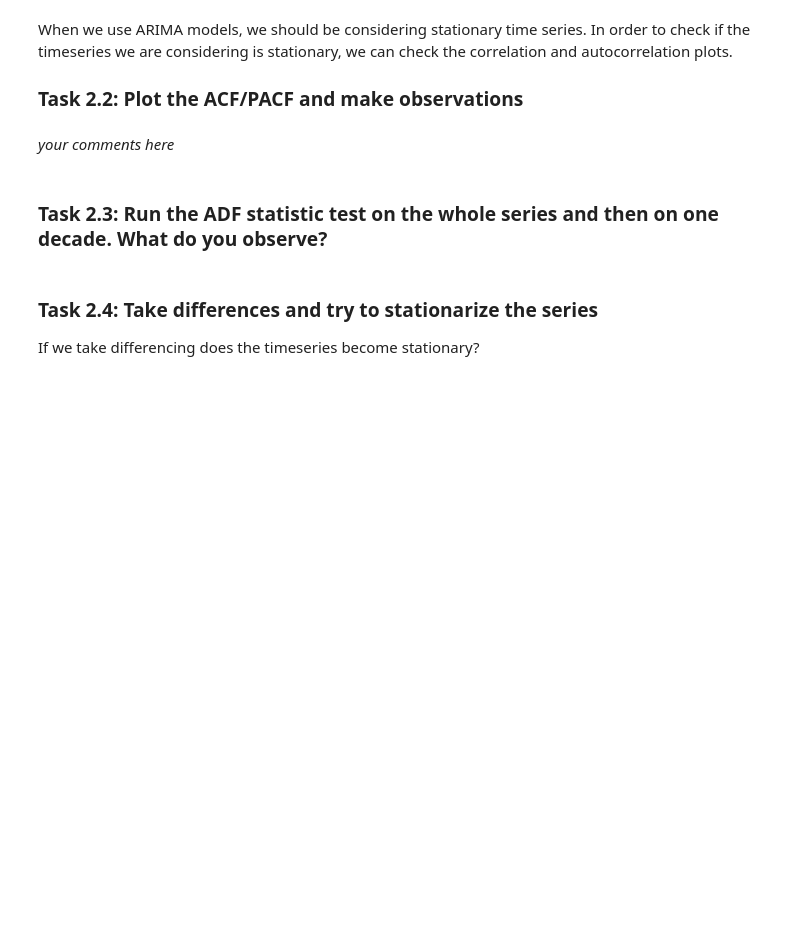
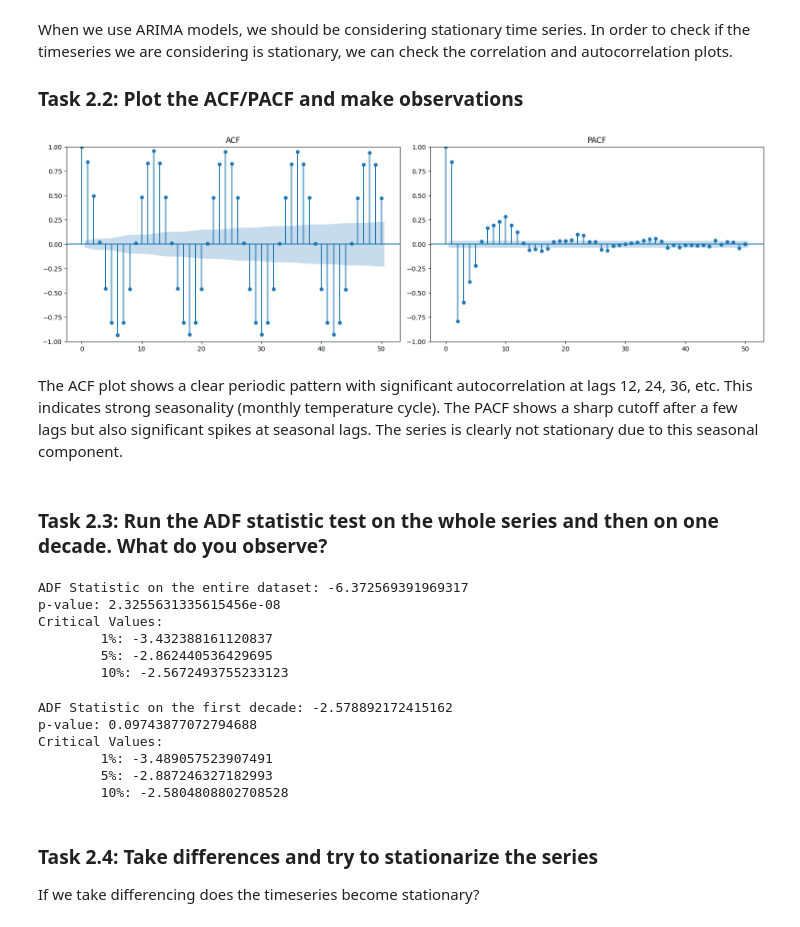
Before and after one commit to to505to505/clinic4, a Jupyter notebook: clinic5-ts.ipynb, the cells around one changed output. Drawn from its saved outputs; the diff is of its cells as text; code cells hidden in the pictures; blank space fills up the shorter version.

```diff
--- a/clinic5-ts.ipynb
+++ b/clinic5-ts.ipynb
@@ -403,0 +467,6 @@ toronto_data.head(7)
+# %%
+print(toronto_data['AverageTemperature'].isna().sum())
+
+# interpolate missing values since it's a time series
+toronto_data = toronto_data.copy()
+toronto_data['AverageTemperature'] = toronto_data['AverageTemperature'].interpolate(method='linear')
@@ -409,7 +494,7 @@ The `dt` column identifies the year and the month. It is better to convert this
 # %%
 toronto_data = toronto_data.reset_index()
 toronto_data = toronto_data.drop(columns = ['index'])
-toronto_data.dt = pd.to_datetime(toronto_data.dt)
+toronto_data.dt = pd.to_datetime(toronto_data.dt, format='mixed')
 # %%
 YEAR = []
 MONTH = []
@@ -492,5 +584,18 @@ When we use ARIMA models, we should be considering stationary time series. In or
-# %% [markdown]
-*your comments here*
+# %%
+#plot acf and pacf
+from statsmodels.graphics.tsaplots import plot_pacf
+
+fig, axes = plt.subplots(1, 2, figsize=(16, 5))
+plot_acf(toronto_data['AverageTemperature'], lags=50, ax=axes[0])
+axes[0].set_title('ACF')
+plot_pacf(toronto_data['AverageTemperature'], lags=50, ax=axes[1])
+axes[1].set_title('PACF')
+plt.tight_layout()
+plt.show()
+# %% [output]
+[figure, added]
+# %% [markdown]
+The ACF plot shows a clear periodic pattern with significant autocorrelation at lags 12, 24, 36, etc. This indicates strong seasonality (monthly temperature cycle). The PACF shows a sharp cutoff after a few lags but also significant spikes at seasonal lags. The series is clearly not stationary due to this seasonal component.
 # %% [markdown]
 ### Task 2.3: Run the ADF statistic test on the whole series and then on one decade. What do you observe?
 # %%
@@ -500,6 +605,13 @@ print('p-value: {}'.format(result[1]))
 print('Critical Values:')
 for key, value in result[4].items():
     print('\t{}: {}'.format(key, value))
+# %% [output]
+ADF Statistic on the entire dataset: -6.372569391969317
+p-value: 2.3255631335615456e-08
+Critical Values:
+        1%: -3.432388161120837
+        5%: -2.862440536429695
+        10%: -2.5672493755233123
 # %%
 result = adfuller(toronto_data.AverageTemperature[0:120])
 print('ADF Statistic on the first decade: {}'.format(result[0]))
@@ -507,6 +619,13 @@ print('p-value: {}'.format(result[1]))
 print('Critical Values:')
 for key, value in result[4].items():
     print('\t{}: {}'.format(key, value))
+# %% [output]
+ADF Statistic on the first decade: -2.578892172415162
+p-value: 0.09743877072794688
+Critical Values:
+        1%: -3.489057523907491
+        5%: -2.887246327182993
+        10%: -2.5804808802708528
 # %% [markdown]
 ### Task 2.4: Take differences and try to stationarize the series
 
```
Also changed, not shown: parts of 41 cells of this notebook, 1 other file.
